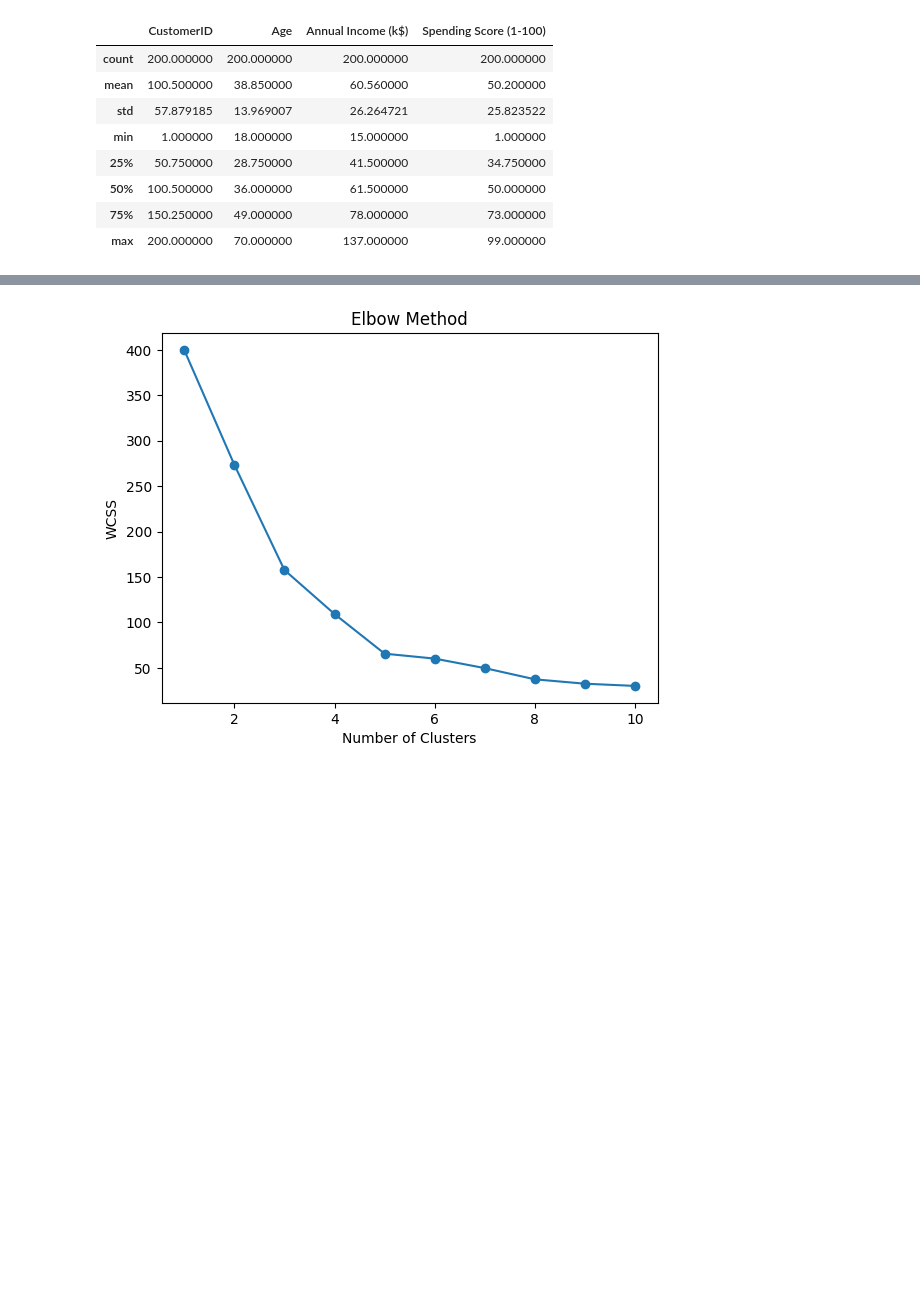
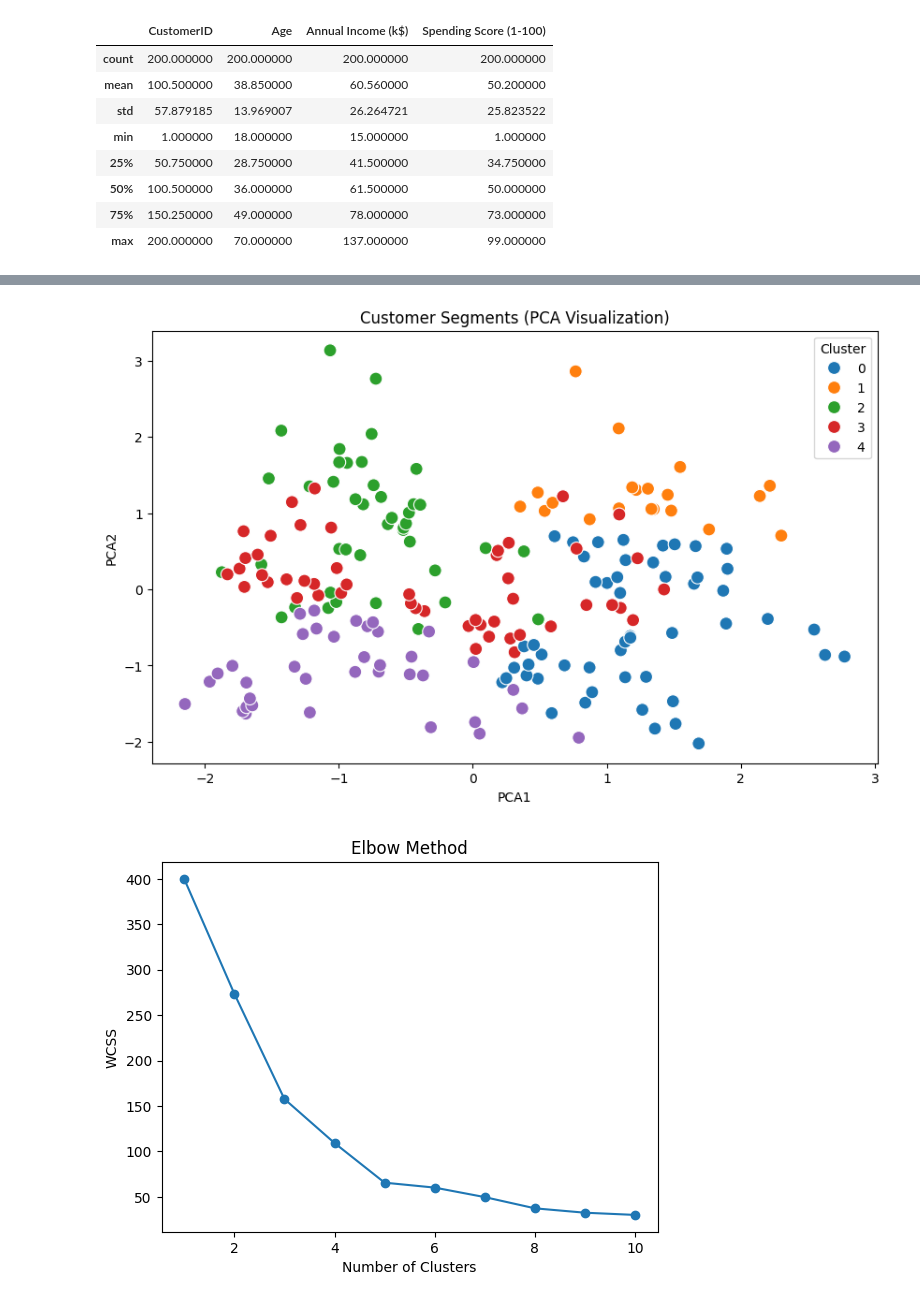
Before and after one commit to jishnuuverse/customer-segmentation-clustering, a Jupyter notebook: main.ipynb, the cells around one changed output, grey strips where cells are left out. Cells and saved outputs as stored; diff of their text form; code cells hidden in the pictures; blank space fills up the shorter version.

```diff
--- a/main.ipynb
+++ b/main.ipynb
@@ -38,3 +74,34 @@ df.describe()
+# %%
+from sklearn.preprocessing import StandardScaler
+from sklearn.decomposition import PCA
+
+# Drop non-numeric and ID columns
+features = df[['Age', 'Annual Income (k$)', 'Spending Score (1-100)']].copy()
+
+# Encode gender
+features['Gender'] = df['Gender'].map({'Male': 0, 'Female': 1})
+
+# Scale
+scaler = StandardScaler()
+scaled = scaler.fit_transform(features)
+
+# Cluster in full feature space
+kmeans = KMeans(n_clusters=5, random_state=42)
+df['Cluster'] = kmeans.fit_predict(scaled)
+
+# Reduce to 2D only for visualization
+pca = PCA(n_components=2)
+pca_data = pca.fit_transform(scaled)
+df['PCA1'] = pca_data[:, 0]
+df['PCA2'] = pca_data[:, 1]
+
+# Plot
+plt.figure(figsize=(10, 6))
+sns.scatterplot(x='PCA1', y='PCA2', hue='Cluster', data=df, palette='tab10', s=100)
+plt.title('Customer Segments (PCA Visualization)')
+plt.show()
+# %% [output]
+[figure, added]
 # %%
 #KMeans
 x = df[['Annual Income (k$)','Spending Score (1-100)']]
```
Also changed, not shown: parts of 6 cells of this notebook.
